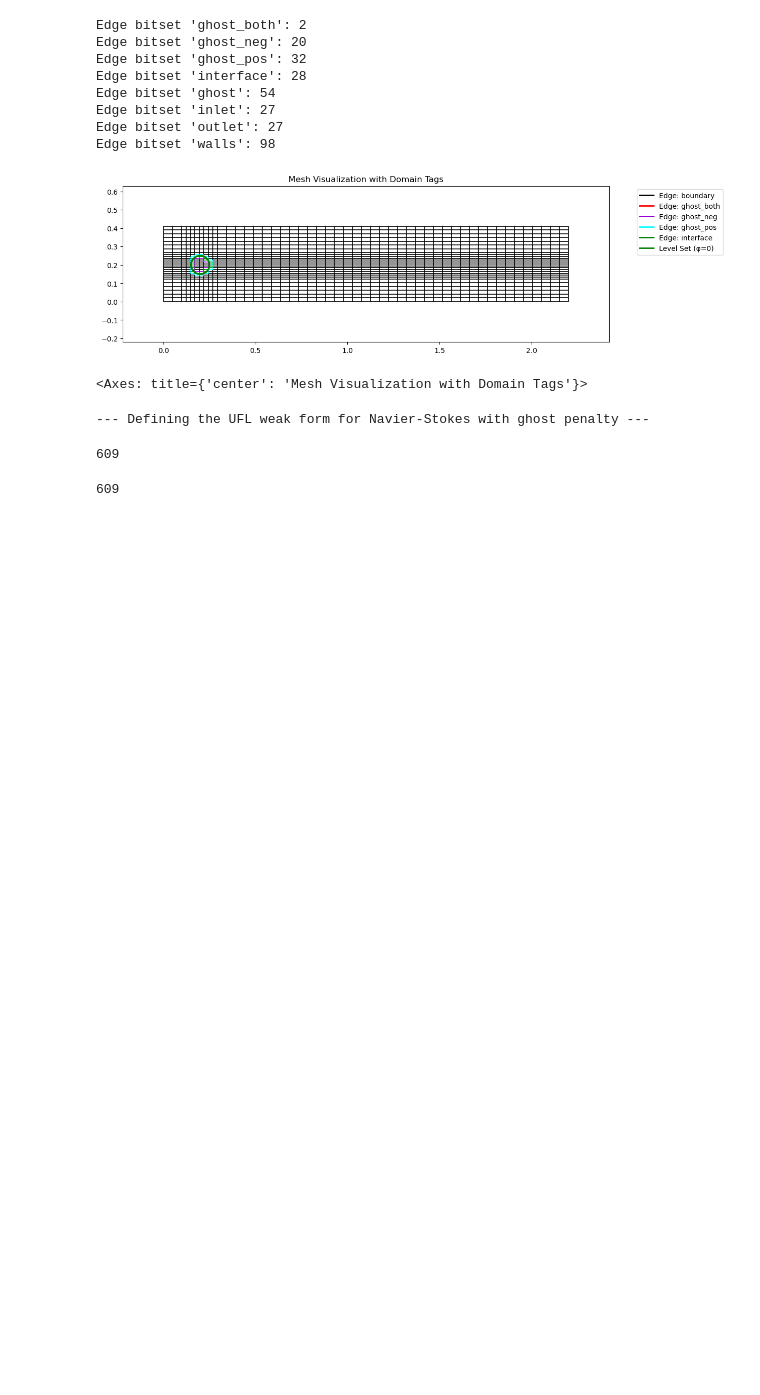
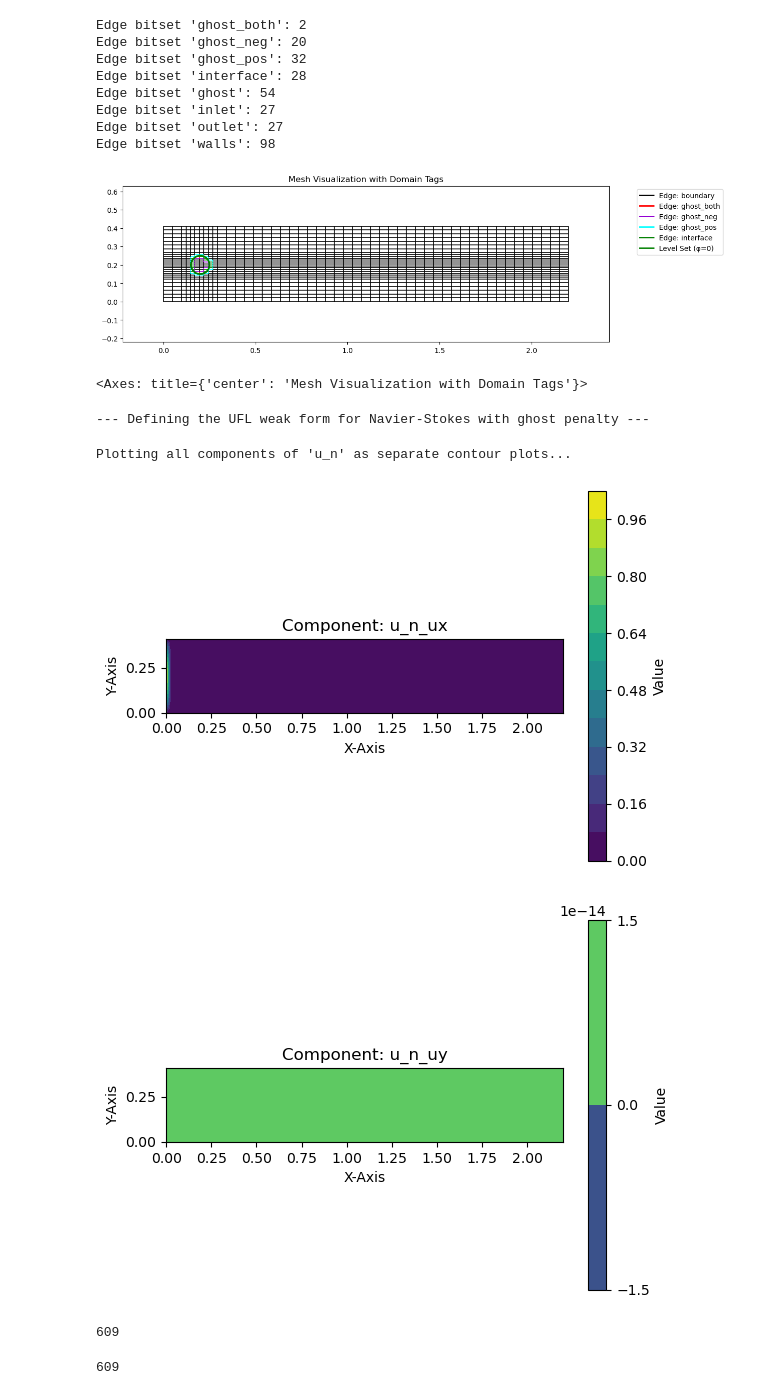
Before and after one commit to Jamal-dev/pycutfem, a Jupyter notebook: examples/turek_benchmark.ipynb, the cells around one changed output. Saved outputs shown, nothing was run; the diff lists cells and outputs as text; code cells hidden in the pictures; blank space fills up the shorter version.

```diff
--- a/examples/turek_benchmark.ipynb
+++ b/examples/turek_benchmark.ipynb
@@ -214,7 +214,11 @@ dof_handler.apply_bcs(bcs, u_n, p_n)
 # %% [output]
 --- Defining the UFL weak form for Navier-Stokes with ghost penalty ---
 # %%
-# u_n.plot()
+u_n.plot()
+# %% [output]
+Plotting all components of 'u_n' as separate contour plots...
+[figure, added]
+[figure, added]
 # %%
 print(len(dof_handler.get_dirichlet_data(bcs)))
 # %% [output]
```
Also changed, not shown: parts of 8 cells of this notebook, 56 other files.
